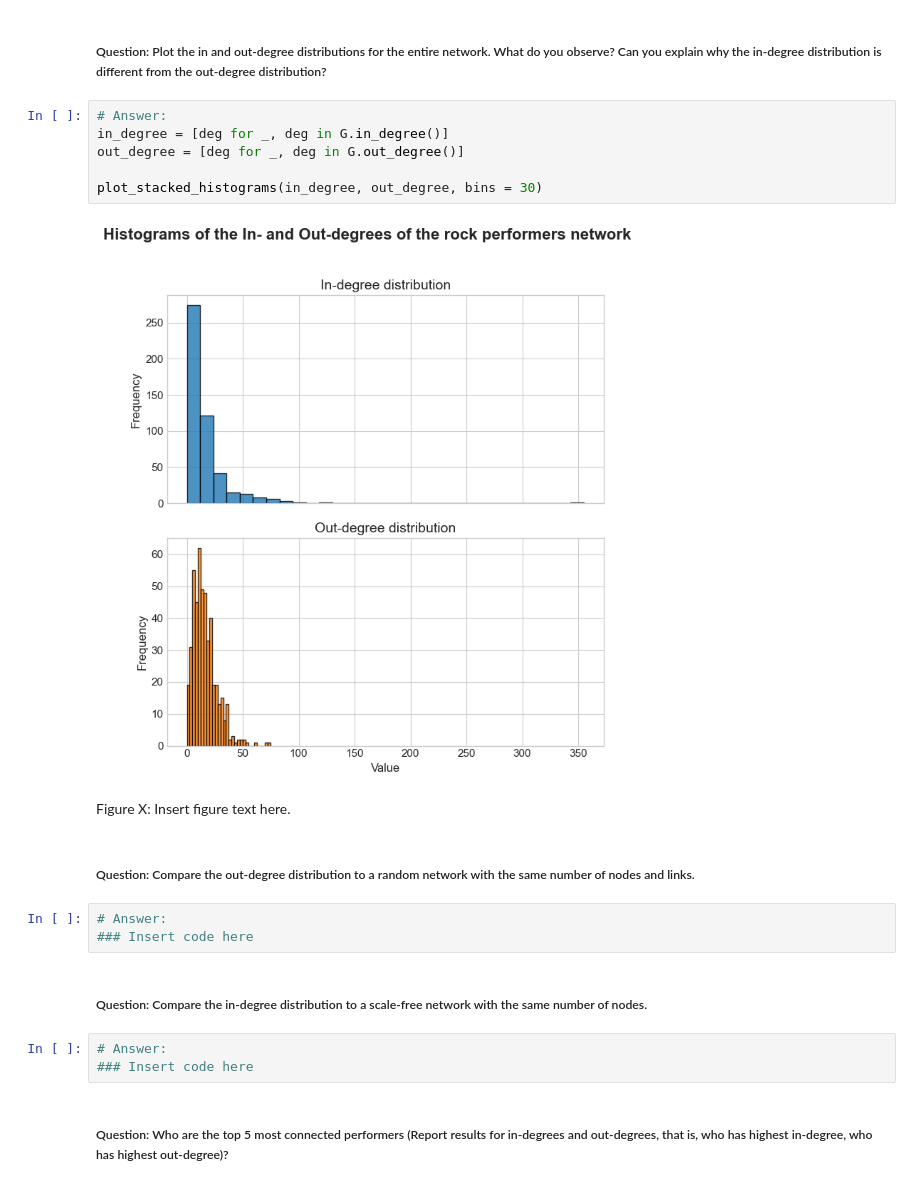
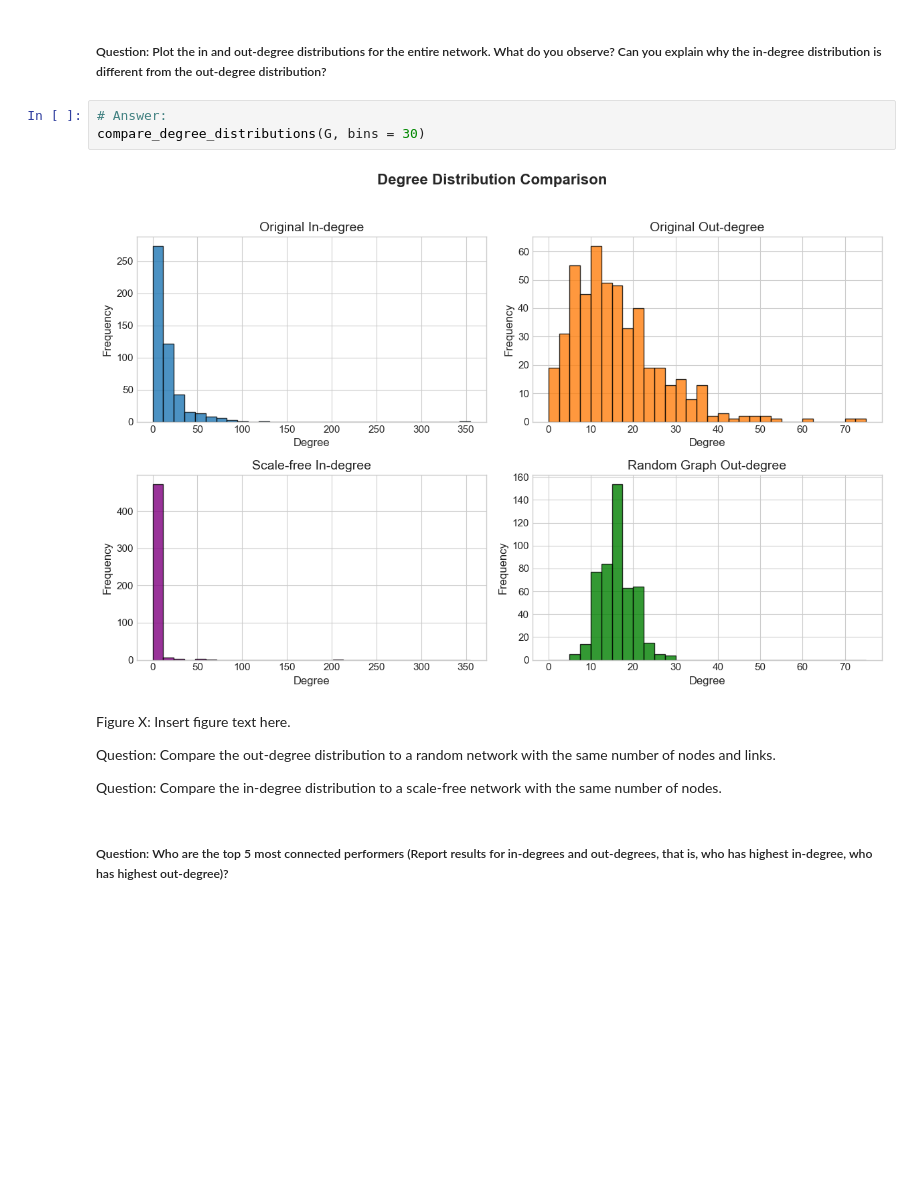
Before and after one commit to sorenstange/02805_Social_graphs_and_interactions, a Jupyter notebook: Assignment_1.ipynb, the cells around one changed output. Drawn from its saved outputs; the diff is of its cells as text; blank space fills up the shorter version.

```diff
--- a/Assignment_1.ipynb
+++ b/Assignment_1.ipynb
@@ -225,24 +258,15 @@ A: There are 7678 links in the network.
 ##### Question: Plot the in and out-degree distributions for the entire network. What do you observe? Can you explain why the in-degree distribution is different from the out-degree distribution?
 # %%
 # Answer:
-in_degree = [deg for _, deg in G.in_degree()]
-out_degree = [deg for _, deg in G.out_degree()]
-
-plot_stacked_histograms(in_degree, out_degree, bins = 30)
+compare_degree_distributions(G, bins = 30)
 # %% [output]
-[figure, old version]
+[figure, new version]
 # %% [markdown]
 Figure X: Insert figure text here.
+
+Question: Compare the out-degree distribution to a random network with the same number of nodes and links.
+
+Question: Compare the in-degree distribution to a scale-free network with the same number of nodes.
-# %% [markdown]
-##### Question: Compare the out-degree distribution to a random network with the same number of nodes and links.
-# %%
-# Answer:
-### Insert code here
-# %% [markdown]
-##### Question: Compare the in-degree distribution to a scale-free network with the same number of nodes.
-# %%
-# Answer:
-### Insert code here
 # %% [markdown]
 ##### Question: Who are the top 5 most connected performers (Report results for in-degrees and out-degrees, that is, who has highest in-degree, who has highest out-degree)?
 # %%
```
Also changed, not shown: parts of 2 cells of this notebook.
